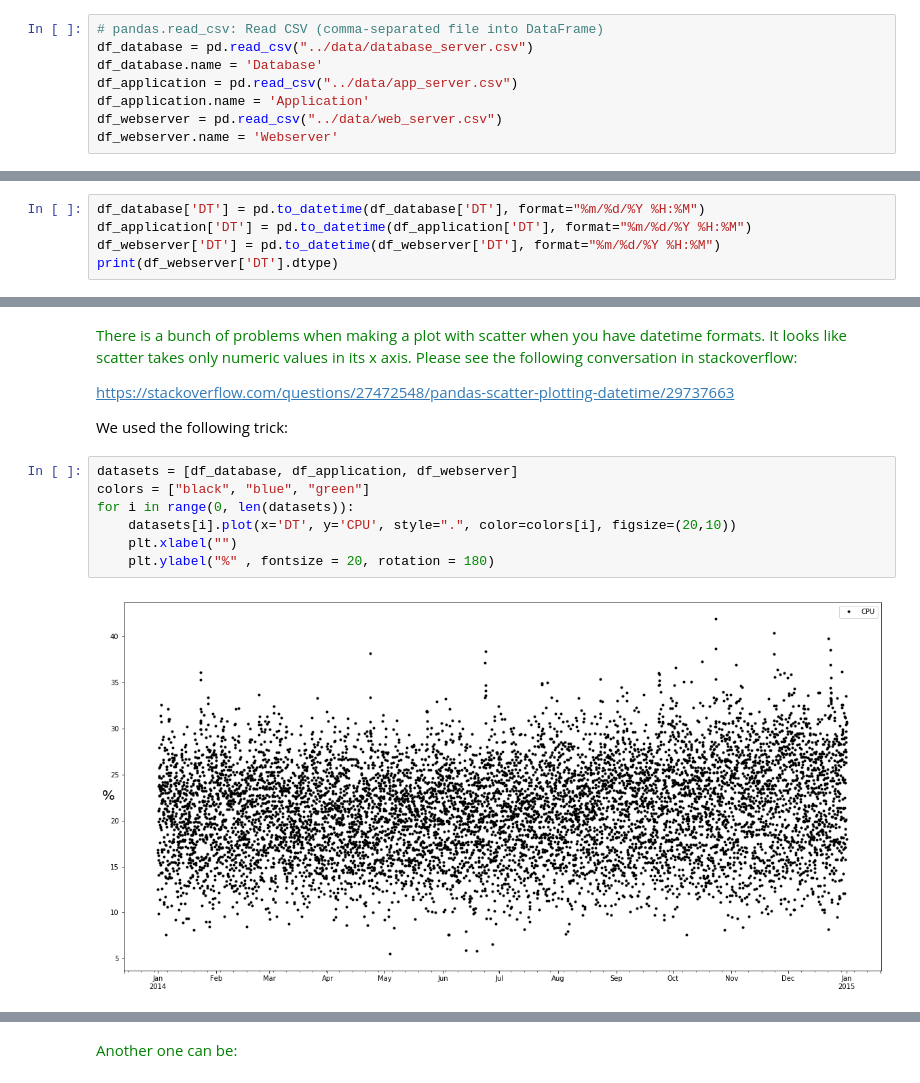
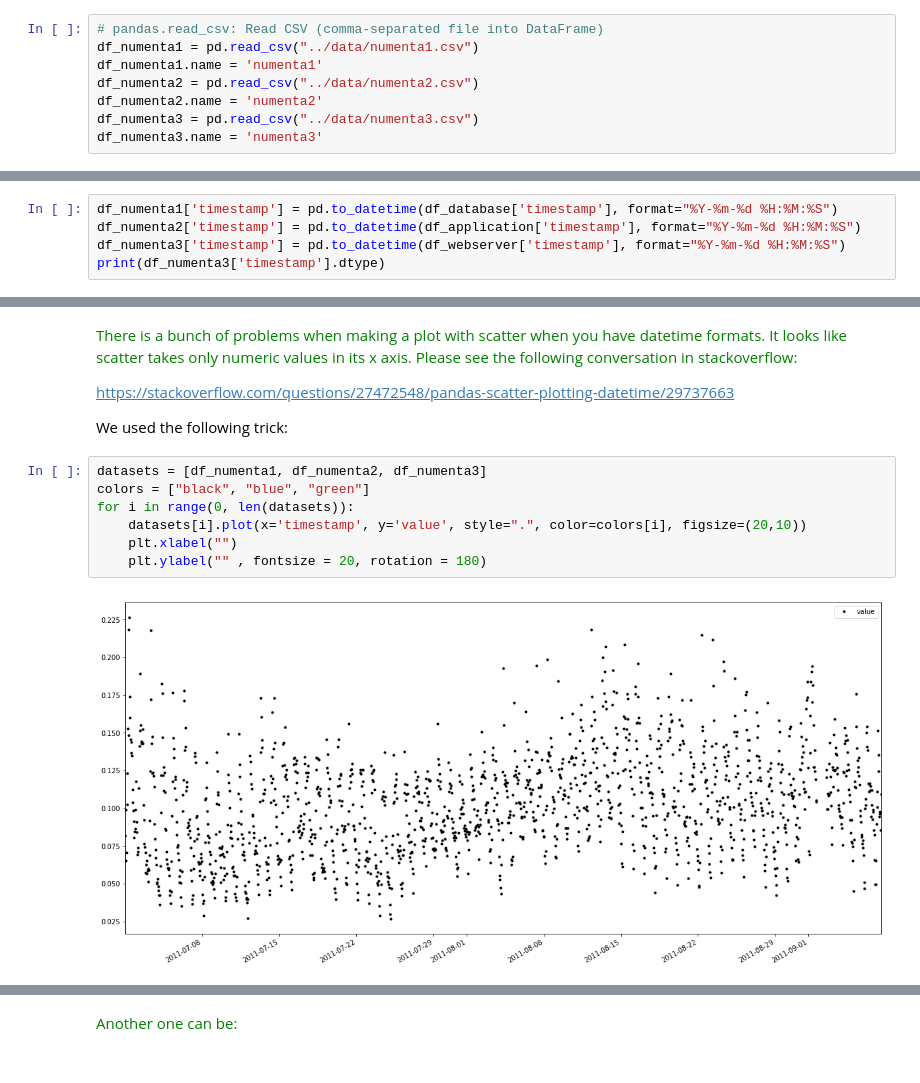
Before and after one commit to nerdiejack/capacity_management, a Jupyter notebook: notebooks/MyWebShop_text.ipynb, the cells around one changed output, grey strips where cells are left out. Drawn from its saved outputs; the diff is of its cells as text.

```diff
--- a/notebooks/MyWebShop_text.ipynb
+++ b/notebooks/MyWebShop_text.ipynb
@@ -32,12 +32,12 @@ But before that, we need some libraries. Handling datasets in Python is best don
 import pandas as pd
 # %%
 # pandas.read_csv: Read CSV (comma-separated file into DataFrame)
-df_database = pd.read_csv("../data/database_server.csv")
-df_database.name = 'Database'
-df_application = pd.read_csv("../data/app_server.csv")
-df_application.name = 'Application'
-df_webserver = pd.read_csv("../data/web_server.csv")
-df_webserver.name = 'Webserver'
+df_numenta1 = pd.read_csv("../data/numenta1.csv")
+df_numenta1.name = 'numenta1'
+df_numenta2 = pd.read_csv("../data/numenta2.csv")
+df_numenta2.name = 'numenta2'
+df_numenta3 = pd.read_csv("../data/numenta3.csv")
+df_numenta3.name = 'numenta3'
 # %% [markdown]
 The next thing to do is checking the data to make sure if it is really a data frame, and what it contains. After that, it is always a good idea to plot the dataset, as human beings are visual creatures. We understand the problem better if we can visualize it. It's always good to start simple, like this:
 
@@ -74,8 +74,8 @@ float64
 # %%
-df_database['DT'] = pd.to_datetime(df_database['DT'], format="%m/%d/%Y %H:%M")
-df_application['DT'] = pd.to_datetime(df_application['DT'], format="%m/%d/%Y %H:%M")
-df_webserver['DT'] = pd.to_datetime(df_webserver['DT'], format="%m/%d/%Y %H:%M")
-print(df_webserver['DT'].dtype)
+df_numenta1['timestamp'] = pd.to_datetime(df_database['timestamp'], format="%Y-%m-%d %H:%M:%S")
+df_numenta2['timestamp'] = pd.to_datetime(df_application['timestamp'], format="%Y-%m-%d %H:%M:%S")
+df_numenta3['timestamp'] = pd.to_datetime(df_webserver['timestamp'], format="%Y-%m-%d %H:%M:%S")
+print(df_numenta3['timestamp'].dtype)
 # %% [output]
 datetime64[ns]
 # %% [markdown]
@@ -99,11 +99,11 @@ https://stackoverflow.com/questions/27472548/pandas-scatter-plotting-datetime/29
 
 We used the following trick: <font>
 # %%
-datasets = [df_database, df_application, df_webserver]
+datasets = [df_numenta1, df_numenta2, df_numenta3]
 colors = ["black", "blue", "green"]
 for i in range(0, len(datasets)):
-    datasets[i].plot(x='DT', y='CPU', style=".", color=colors[i], figsize=(20,10))
+    datasets[i].plot(x='timestamp', y='value', style=".", color=colors[i], figsize=(20,10))
     plt.xlabel("")
-    plt.ylabel("%" , fontsize = 20, rotation = 180)
+    plt.ylabel("" , fontsize = 20, rotation = 180)
 # %% [output]
-[figure, old version]
+[figure, new version]
```
Also changed, not shown: parts of 9 cells of this notebook.
